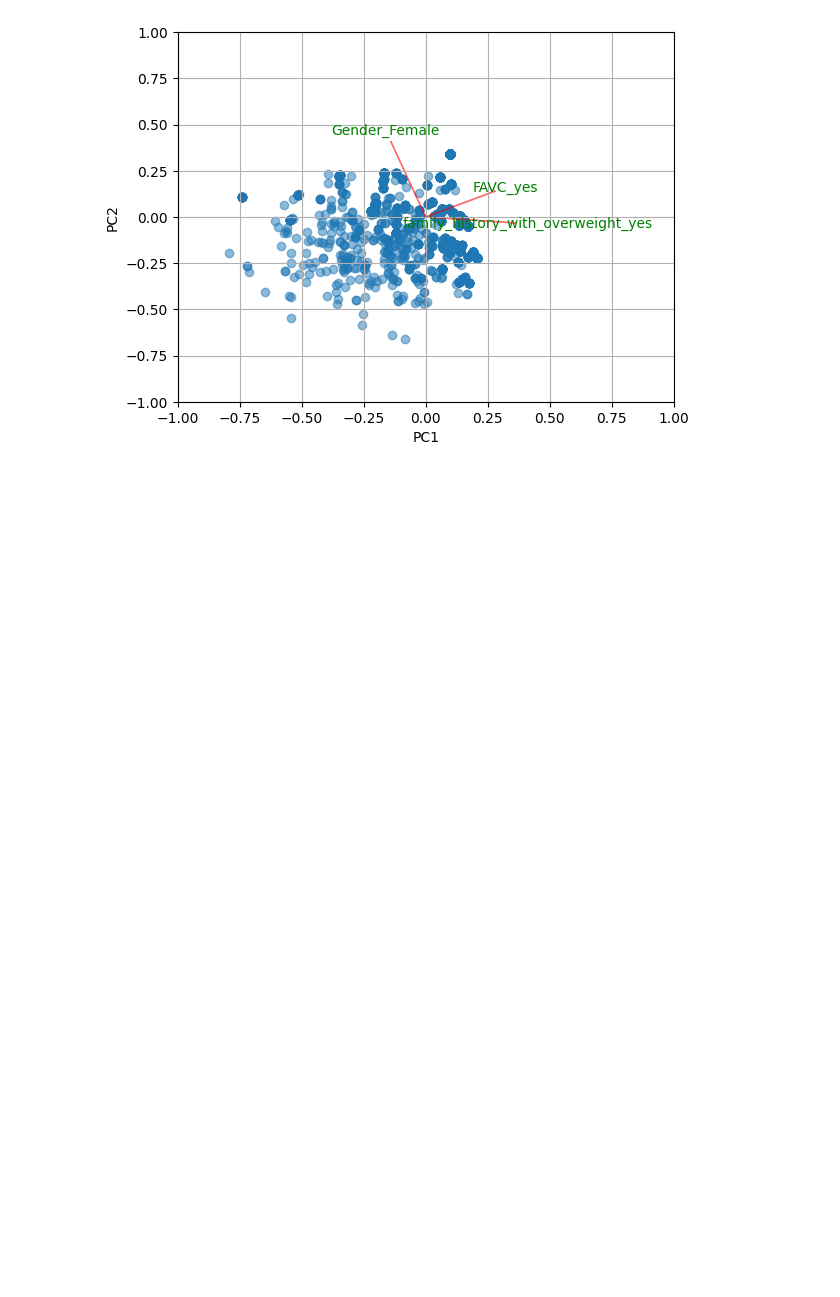
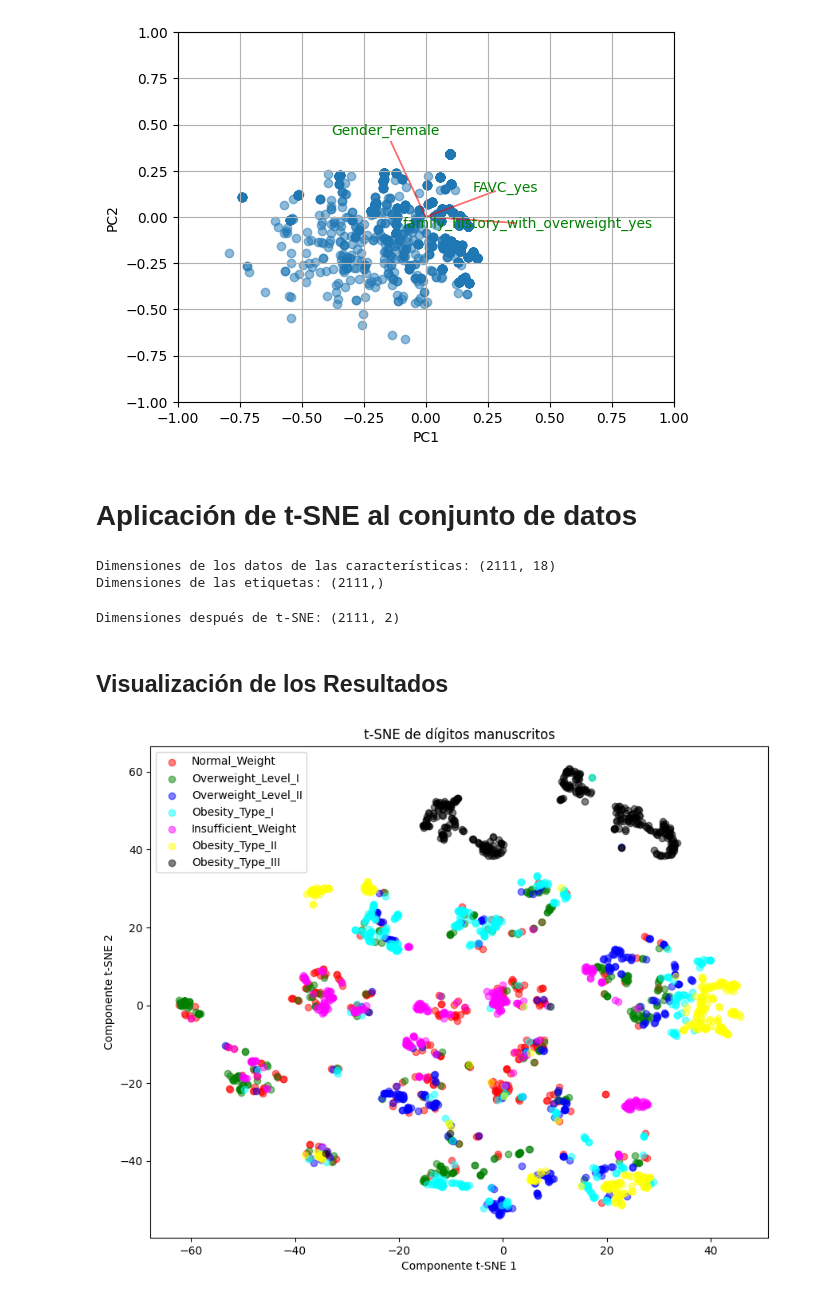
Before and after one commit to ccjaviers777/actividad_3_ml, a Jupyter notebook: Cuadernos/evaluacion_datos_sobre_obesidad.ipynb, the cells around one changed output. Drawn from its saved outputs; the diff is of its cells as text; code cells hidden in the pictures; blank space fills up the shorter version.

```diff
--- a/Cuadernos/evaluacion_datos_sobre_obesidad.ipynb
+++ b/Cuadernos/evaluacion_datos_sobre_obesidad.ipynb
@@ -571,3 +641,59 @@ biplot(X_new[:, 0:2], pca_components_seleccionados, labels=columnasiris_seleccio
 plt.show()
 # %% [output]
 [figure]
+# %% [markdown]
+# Aplicación de t-SNE al conjunto de datos
+# %%
+# Datos del dataset de obesidad
+X1 = df_obesidad.drop(columns=['NObeyesdad'])  # Datos de las características, excluyendo la etiqueta
+y1 = df_obesidad['NObeyesdad']  # Etiquetas del dataset (NObeyesdad)
+
+# Convertir las variables categóricas en variables dummy (One-Hot Encoding)
+X_encoded = pd.get_dummies(X1)
+
+# Normalizar los datos
+scaler = StandardScaler()
+X_scaled = scaler.fit_transform(X_encoded)
+
+# Mostramos las dimensiones de los datos
+print(f"Dimensiones de los datos de las características: {X.shape}")
+print(f"Dimensiones de las etiquetas: {y.shape}")
+# %% [output]
+Dimensiones de los datos de las características: (2111, 18)
+Dimensiones de las etiquetas: (2111,)
+# %%
+# Configuración de t-SNE con 2 componentes
+tsne = TSNE(n_components=2, random_state=0)
+
+# Reducción de la dimensionalidad
+X_2d = tsne.fit_transform(X_scaled)
+# %%
+# Mostrar las dimensiones resultantes
+print(f"Dimensiones después de t-SNE: {X_2d.shape}")
+# %% [output]
+Dimensiones después de t-SNE: (2111, 2)
+# %% [markdown]
+## Visualización de los Resultados
+# %%
+# Configuramos el tamaño de la figura
+plt.figure(figsize=(10, 8))
+
+# Colores para cada clase en el dataset de obesidad
+unique_classes = y1.unique()  # Obtener las categorías únicas de NObeyesdad
+colors = ['red', 'green', 'blue', 'cyan', 'magenta', 'yellow', 'black', 'orange', 'darkgrey', 'lime']
+
+# Dibujamos los puntos para cada clase
+for i, category in enumerate(unique_classes):
+    plt.scatter(X_2d[y1 == category, 0], X_2d[y1 == category, 1],
+                c=colors[i % len(colors)], label=category, alpha=0.5)
+
+# Añadimos la leyenda y los títulos
+plt.legend()
+plt.title('t-SNE de dígitos manuscritos')
+plt.xlabel('Componente t-SNE 1')
+plt.ylabel('Componente t-SNE 2')
+
+# Mostramos el gráfico
+plt.show()
+# %% [output]
+[figure, added]
```
Also changed, not shown: parts of 15 cells of this notebook.
